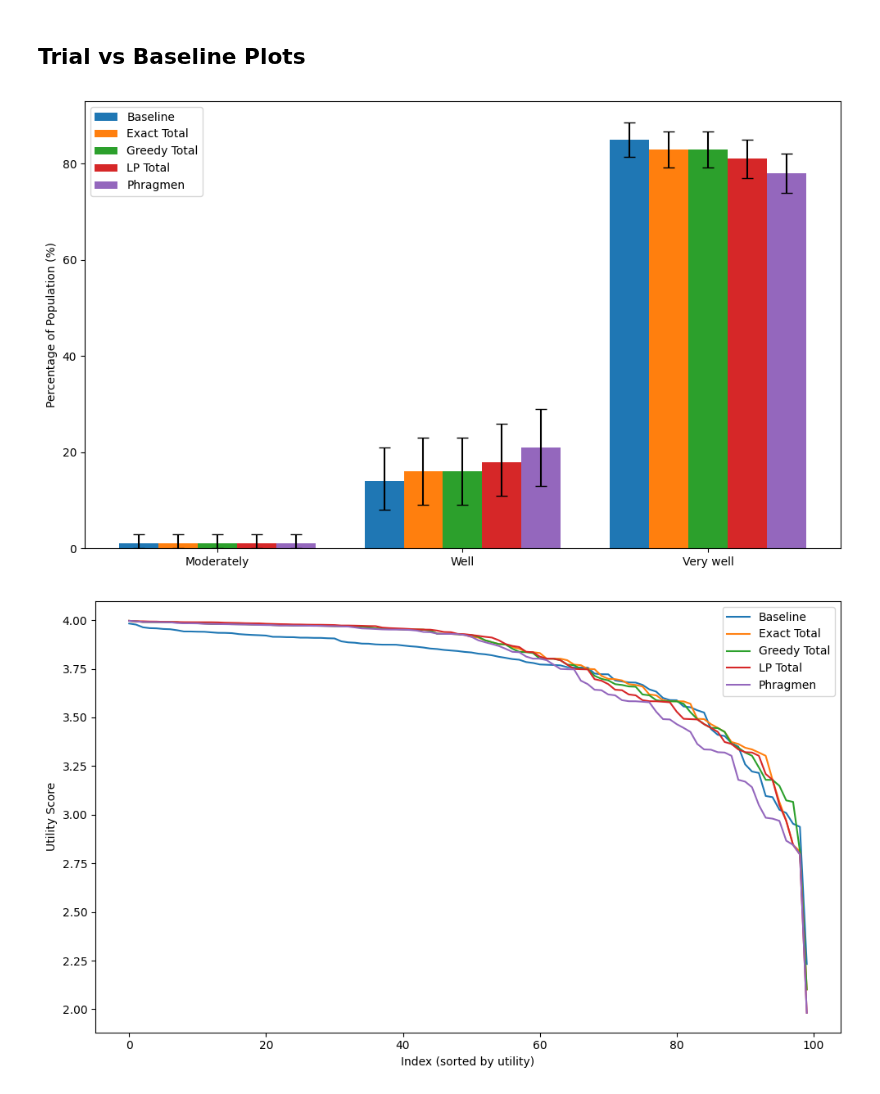
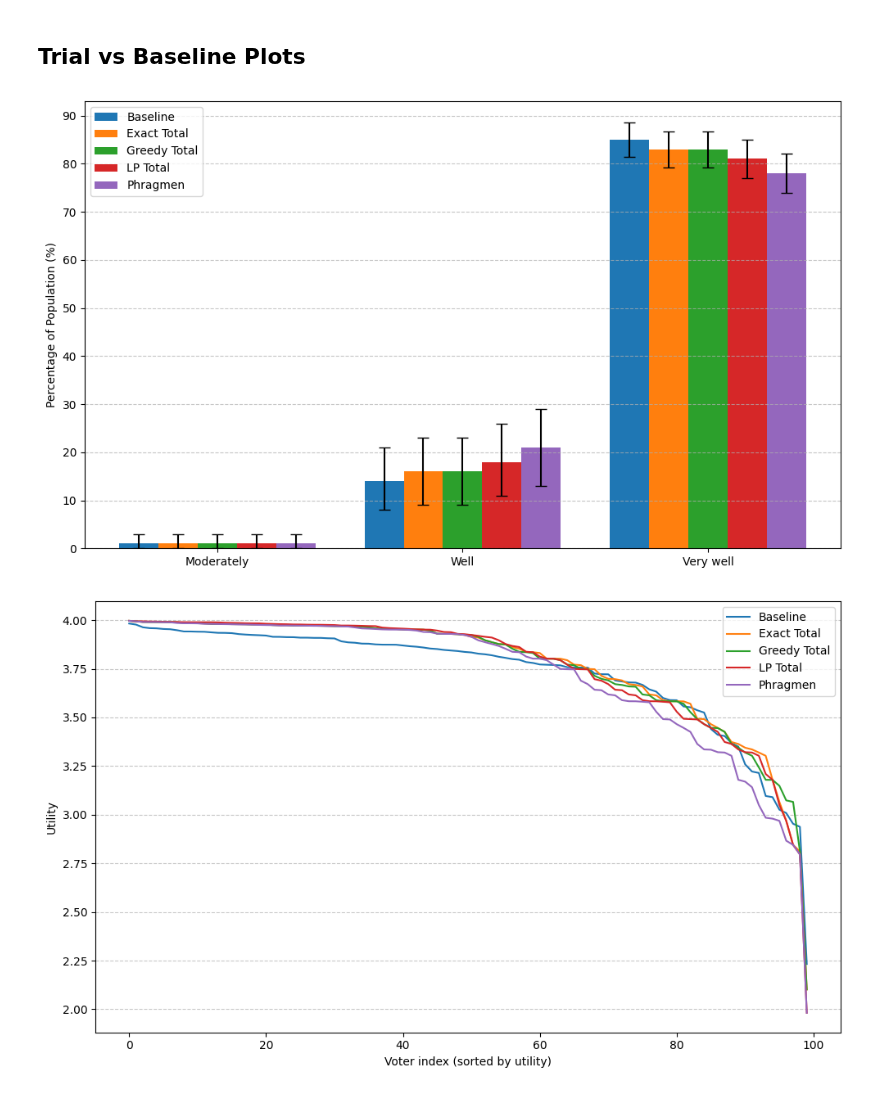
Before and after one commit to aaron-sandoval/generative_social_choice, a Jupyter notebook: generative_social_choice/plots/generate_plots.ipynb, the cells around one changed output. Cells and saved outputs as stored; diff of their text form; code cells hidden in the pictures.

Commit message:
Minor plot cleanup

```diff
--- a/generative_social_choice/plots/generate_plots.ipynb
+++ b/generative_social_choice/plots/generate_plots.ipynb
@@ -292,38 +292,37 @@ def plot_likert_category_clustered_bar_chart(
             else:
                 heights.append(0)
                 yerr[0].append(0)
                 yerr[1].append(0)
 
         # Plot bars
         label = labels[column] if labels else column
         ax.bar(
             x_pos,
             heights,
             bar_width,
             yerr=yerr,
             capsize=5,
             label=label
         )
 
     # Customize plot
     ax.set_ylabel("Percentage of Population (%)")
     ax.set_xticks(x)
-    ax.set_xticklabels(
-        all_scores,
-        rotation=45 if len(all_scores) > 4 else 0
-    )
+    ax.set_xticklabels(all_scores)
+    ax.yaxis.set_major_locator(plt.MultipleLocator(10))
+    ax.grid(axis='y', linestyle='--', alpha=0.7)
 
     # Add legend
     ax.legend()
 
     # Adjust layout to prevent label cutoff
     plt.tight_layout()
 
     return fig
 
 fig = plot_likert_category_clustered_bar_chart(utilities)
 # %% [output]
-[figure, old version]
+[figure, new version]
 # %%
 def plot_sorted_utility_distributions(utilities: pd.DataFrame) -> plt.Figure:
     """
@@ -346,8 +345,9 @@ def plot_sorted_utility_distributions(utilities: pd.DataFrame) -> plt.Figure:
         ax.plot(indices, sorted_values, label=column)
 
     # Customize plot
-    ax.set_xlabel("Index (sorted by utility)")
-    ax.set_ylabel("Utility Score")
+    ax.set_xlabel("Voter index (sorted by utility)")
+    ax.set_ylabel("Utility")
+    ax.grid(axis='y', linestyle='--', alpha=0.7)
     ax.legend()
 
     # Adjust layout to prevent label cutoff
@@ -357,4 +357,4 @@ def plot_sorted_utility_distributions(utilities: pd.DataFrame) -> plt.Figure:
 
 fig = plot_sorted_utility_distributions(utilities)
 # %% [output]
-[figure, old version]
+[figure, new version]
```
